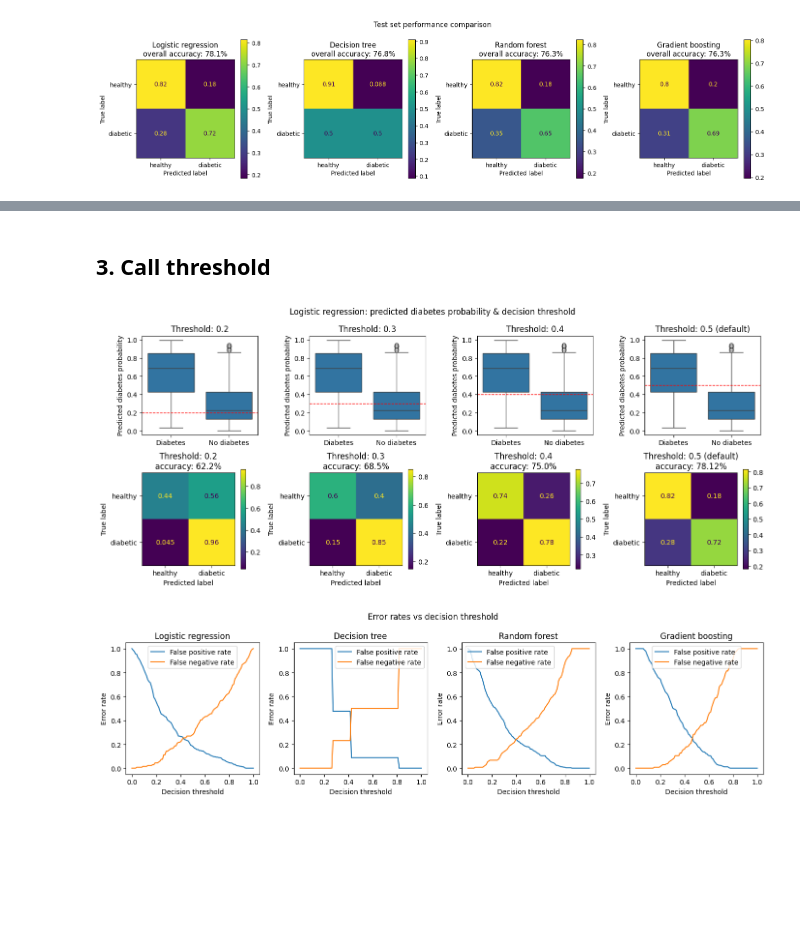
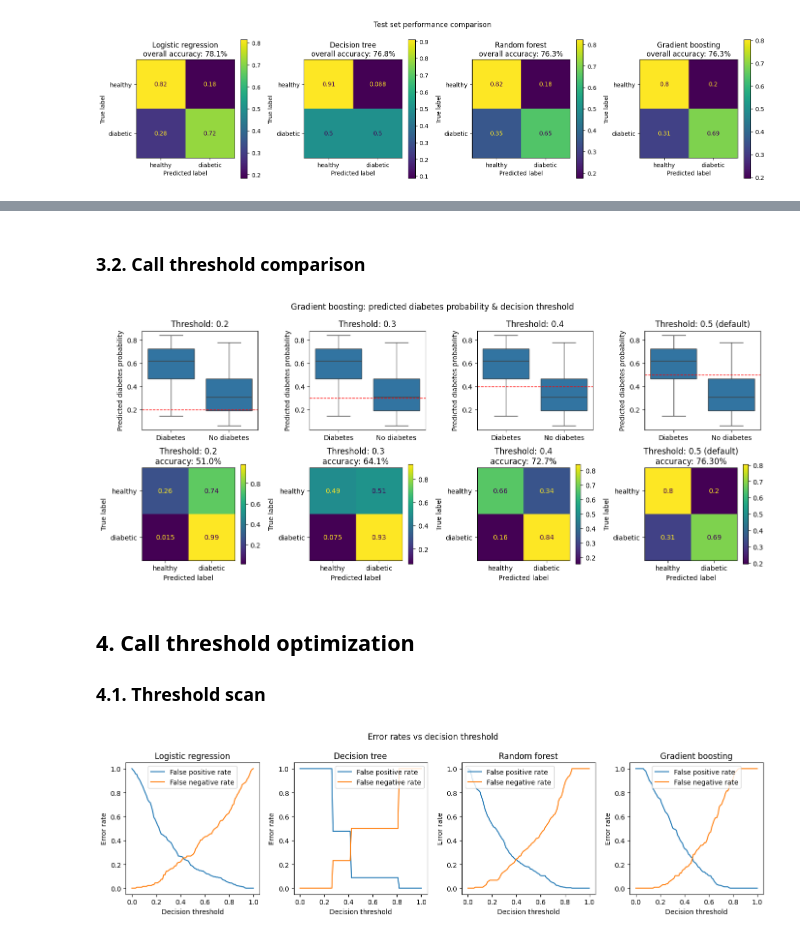
Before and after one commit to 4GeeksAcademy/gperdrizet-decision-trees, a Jupyter notebook: notebooks/04-decision_threshold_tuning.ipynb, the cells around one changed output, grey strips where cells are left out. Saved outputs shown, nothing was run; the diff lists cells and outputs as text; code cells hidden in the pictures; blank space fills up the shorter version.

Commit message:
Added per-model predicted class probability distribution plots, cleaned up section heading and orginization

```diff
--- a/notebooks/04-decision_threshold_tuning.ipynb
+++ b/notebooks/04-decision_threshold_tuning.ipynb
@@ -102,0 +117,27 @@ funcs.plot_confusion_matrices(models=models, testing_df=testing_df)
+# %%
+# Create subplot grid for threshold comparison (2 rows: probabilities + confusion matrices)
+fig, axs = plt.subplots(1,4, figsize=(12,3))
+axs = axs.flatten()
+
+fig.suptitle(f'Predicted class probability distributions')
+
+for i, (model_name, model) in enumerate(models.items()):
+
+    # Extract class probabilities from logistic regression model for threshold analysis
+    class_probabilities = model.predict_proba(testing_df.drop('Outcome', axis=1))
+
+    # Create dataframe with probabilities and actual labels for visualization
+    testing_probabilities_df = pd.DataFrame({
+        'Diabetes probability': class_probabilities[:,1],  # Probability of class 1 (diabetes)
+        'Label': testing_df['Outcome']
+    })
+
+    # Create human-readable outcome labels for plotting
+    testing_probabilities_df['Outcome'] = testing_probabilities_df['Label'].map({0: 'No diabetes', 1: 'Diabetes'})
+
+    sns.boxplot(testing_probabilities_df, x='Outcome', y='Diabetes probability', ax=axs[i])
+    axs[i].set_title(model_name)
+    axs[i].set_xlabel('')
+    axs[i].set_ylabel('Predicted diabetes probability')
+
+fig.tight_layout()
@@ -103,2 +146,2 @@ funcs.plot_confusion_matrices(models=models, testing_df=testing_df)
 # %% [markdown]
-## 3. Call threshold
+### 3.2. Call threshold comparison
@@ -114,39 +148,51 @@ testing_probabilities_df['Outcome'] = testing_probabilities_df['Label'].map({0:
 # %%
+# Define different decision thresholds to compare (default is 0.5)
 call_thresholds = [0.20, 0.30, 0.40, 0.5]
+class_probabilities = models['Gradient boosting'].predict_proba(testing_df.drop('Outcome', axis=1))
 
+# Create subplot grid for threshold comparison (2 rows: probabilities + confusion matrices)
 fig, axs = plt.subplots(2,4, figsize=(14,6))
 
-fig.suptitle(f'Logistic regression: predicted diabetes probability & decision threshold')
+fig.suptitle(f'Gradient boosting: predicted diabetes probability & decision threshold')
 
+# For each threshold, create probability distribution plot and confusion matrix
 for i, threshold in enumerate(call_thresholds):
 
-    # Plot the boxplot
+    # Top row: Plot probability distributions with threshold line
     sns.boxplot(testing_probabilities_df, x='Outcome', y='Diabetes probability', ax=axs[0,i])
     axs[0,i].axhline(threshold, color='red', linestyle='dashed', linewidth=1)
 
+    # Label default threshold differently
     if threshold == 0.5:
         axs[0,i].set_title(f'Threshold: {threshold} (default)')
     else:
         axs[0,i].set_title(f'Threshold: {threshold}')
 
     axs[0,i].set_xlabel('')
     axs[0,i].set_ylabel('Predicted diabetes probability')
 
-    # Plot the confusion matrix
+    # Bottom row: Generate predictions using threshold and plot confusion matrix
     calls = [1 if p > threshold else 0 for p in class_probabilities[:,1]]
     accuracy = accuracy_score(calls, testing_df['Outcome'])*100
 
+    # Create normalized confusion matrix
     cm = confusion_matrix(testing_df['Outcome'], calls, normalize='true')
     cm_disp = ConfusionMatrixDisplay(confusion_matrix=cm, display_labels=['healthy','diabetic'])
 
+    # Label with threshold and accuracy
     if threshold == 0.5:
         axs[1,i].set_title(f'Threshold: {threshold} (default)\naccuracy: {accuracy:.2f}%')
     else:
         axs[1,i].set_title(f'Threshold: {threshold}\naccuracy: {accuracy:.1f}%')
 
     _ = cm_disp.plot(ax=axs[1,i])
 
+# Adjust layout to prevent overlapping
 fig.tight_layout()
 # %% [output]
-[figure, old version]
+[figure, new version]
+# %% [markdown]
+## 4. Call threshold optimization
+
+### 4.1. Threshold scan
 # %%
```
Also changed, not shown: parts of 12 cells of this notebook.
